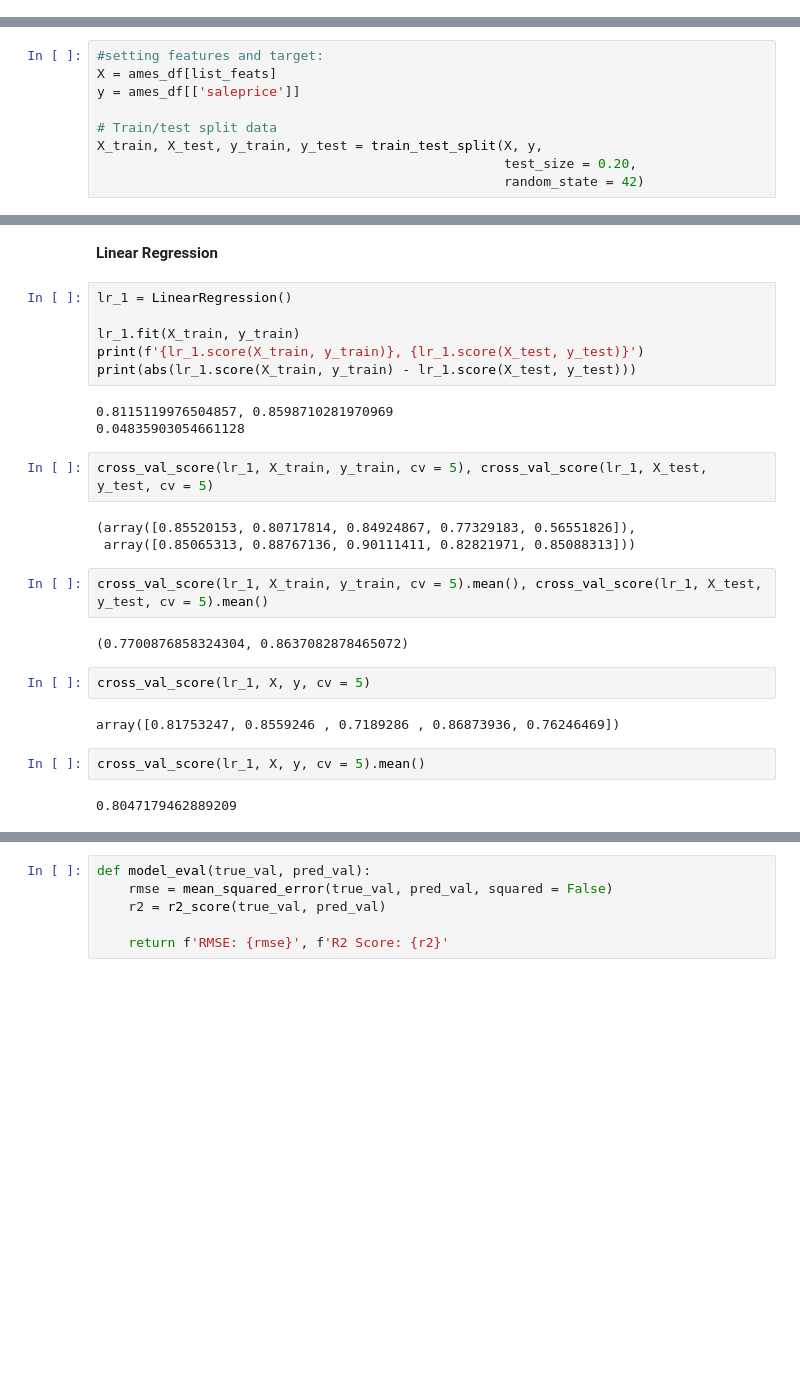
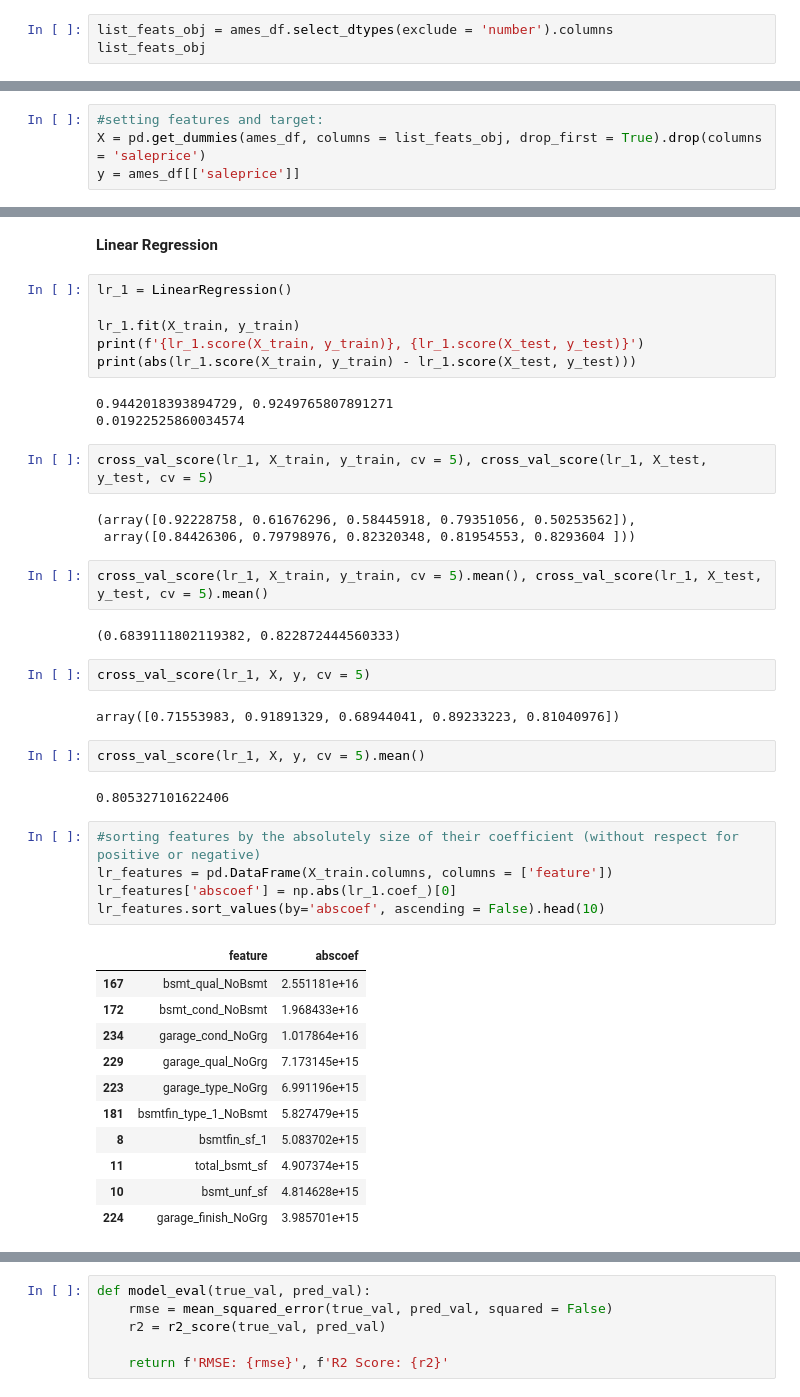
Before and after one commit to maryschindler/project_ames_kaggle_challenge, a Jupyter notebook: 2.0/notebooks/03_Modeling.ipynb, the cells around one changed output, grey strips where cells are left out. Cells and saved outputs as stored; diff of their text form; blank space fills up the shorter version.

```diff
--- a/2.0/notebooks/03_Modeling.ipynb
+++ b/2.0/notebooks/03_Modeling.ipynb
@@ -70,3 +70,6 @@ Index(['overall_qual', 'gr_liv_area', 'garage_area', 'garage_cars',
        'bsmt_unf_sf', 'bedroom_abvgr', 'screen_porch', 'kitchen_abvgr',
        'enclosed_porch'],
       dtype='object')
+# %%
+list_feats_obj = ames_df.select_dtypes(exclude = 'number').columns
+list_feats_obj
@@ -74,10 +89,5 @@ Index(['overall_qual', 'gr_liv_area', 'garage_area', 'garage_cars',
 **Train-Test Split**
 # %%
 #setting features and target:
-X = ames_df[list_feats]
+X = pd.get_dummies(ames_df, columns = list_feats_obj, drop_first = True).drop(columns = 'saleprice')
 y = ames_df[['saleprice']]
-
-# Train/test split data
-X_train, X_test, y_train, y_test = train_test_split(X, y,
-                                                    test_size = 0.20,
-                                                    random_state = 42)
@@ -106,22 +127,39 @@ lr_1.fit(X_train, y_train)
 print(f'{lr_1.score(X_train, y_train)}, {lr_1.score(X_test, y_test)}')
 print(abs(lr_1.score(X_train, y_train) - lr_1.score(X_test, y_test)))
 # %% [output]
-0.8115119976504857, 0.8598710281970969
-0.04835903054661128
+0.9442018393894729, 0.9249765807891271
+0.01922525860034574
 # %%
 cross_val_score(lr_1, X_train, y_train, cv = 5), cross_val_score(lr_1, X_test, y_test, cv = 5)
 # %% [output]
-(array([0.85520153, 0.80717814, 0.84924867, 0.77329183, 0.56551826]),
- array([0.85065313, 0.88767136, 0.90111411, 0.82821971, 0.85088313]))
+(array([0.92228758, 0.61676296, 0.58445918, 0.79351056, 0.50253562]),
+ array([0.84426306, 0.79798976, 0.82320348, 0.81954553, 0.8293604 ]))
 # %%
 cross_val_score(lr_1, X_train, y_train, cv = 5).mean(), cross_val_score(lr_1, X_test, y_test, cv = 5).mean()
 # %% [output]
-(0.7700876858324304, 0.8637082878465072)
+(0.6839111802119382, 0.822872444560333)
 # %%
 cross_val_score(lr_1, X, y, cv = 5)
 # %% [output]
-array([0.81753247, 0.8559246 , 0.7189286 , 0.86873936, 0.76246469])
+array([0.71553983, 0.91891329, 0.68944041, 0.89233223, 0.81040976])
 # %%
 cross_val_score(lr_1, X, y, cv = 5).mean()
 # %% [output]
-0.8047179462889209
+0.805327101622406
+# %%
+#sorting features by the absolutely size of their coefficient (without respect for positive or negative)
+lr_features = pd.DataFrame(X_train.columns, columns = ['feature'])
+lr_features['abscoef'] = np.abs(lr_1.coef_)[0]
+lr_features.sort_values(by='abscoef', ascending = False).head(10)
+# %% [output]
+|  | feature | abscoef |
+| 167 | bsmt_qual_NoBsmt | 2.551181e+16 |
+| 172 | bsmt_cond_NoBsmt | 1.968433e+16 |
+| 234 | garage_cond_NoGrg | 1.017864e+16 |
+| 229 | garage_qual_NoGrg | 7.173145e+15 |
+| 223 | garage_type_NoGrg | 6.991196e+15 |
+| 181 | bsmtfin_type_1_NoBsmt | 5.827479e+15 |
+| 8 | bsmtfin_sf_1 | 5.083702e+15 |
+| 11 | total_bsmt_sf | 4.907374e+15 |
+| 10 | bsmt_unf_sf | 4.814628e+15 |
+| 224 | garage_finish_NoGrg | 3.985701e+15 |
```
Also changed, not shown: parts of 25 cells of this notebook, 8 other files.
